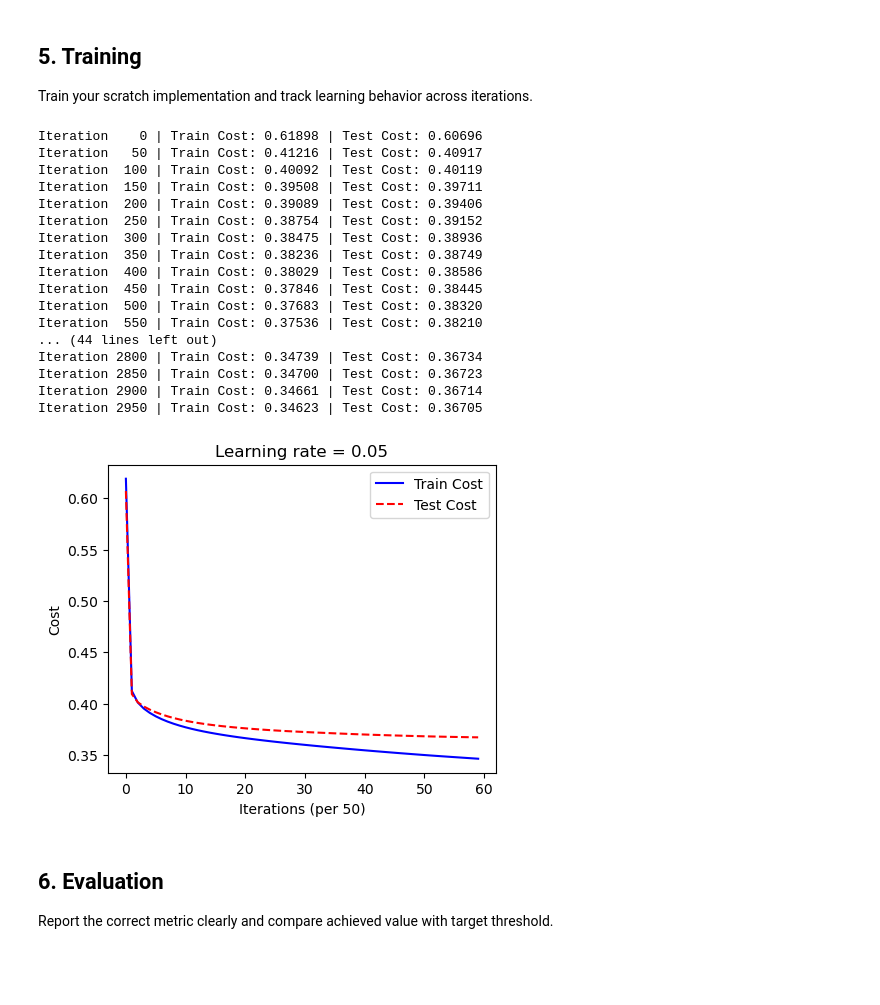
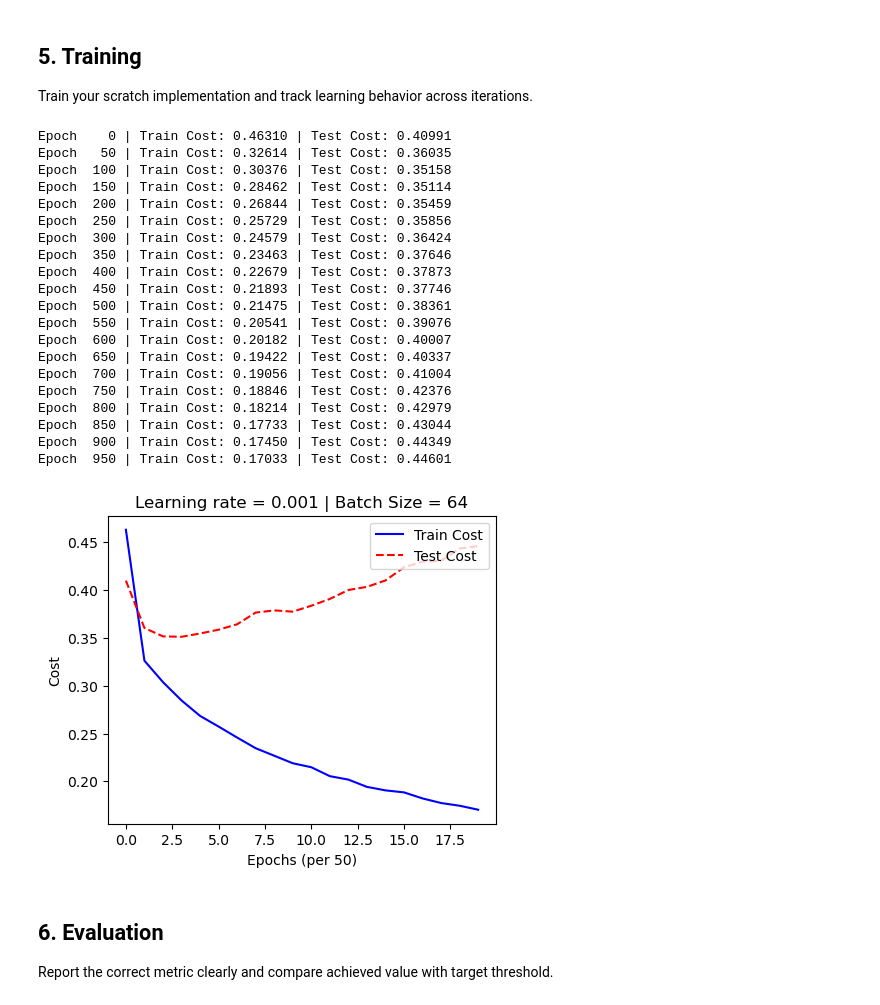
Before and after one commit to iiitl/Neural-Networks, a Jupyter notebook: scratch/training.ipynb, the cells around one changed output. Cells and saved outputs as stored; diff of their text form; code cells hidden in the pictures; blank space fills up the shorter version.

Commit message:
Trained full NumPy neural network on quality_binary #2

```diff
--- a/scratch/training.ipynb
+++ b/scratch/training.ipynb
@@ -232,7 +237,7 @@ def linear_activation_forward(A_prev, W, b, activation):
 def compute_cost(AL, Y):
 
     m = Y.shape[1]
-
+    AL = np.clip(AL, 1e-15, 1 - 1e-15)
     cost = (-1/m) * (np.dot(Y, np.log(AL).T) + np.dot((1-Y), np.log(1-AL).T))
 
     cost = np.squeeze(cost)
@@ -279,3 +284,16 @@ def update_parameters(parameters, grads, learning_rate):
         parameters["b" + str(l+1)] = parameters["b" + str(l+1)] - learning_rate * grads["db" + str(l+1)]
 
     return parameters
+# %%
+def initialize_adam(parameters):
+    L = len(parameters) // 2
+    v = {}
+    s = {}
+
+    for l in range(L):
+        v["dW" + str(l+1)] = np.zeros_like(parameters["W" + str(l+1)])
+        v["db" + str(l+1)] = np.zeros_like(parameters["b" + str(l+1)])
+        s["dW" + str(l+1)] = np.zeros_like(parameters["W" + str(l+1)])
+        s["db" + str(l+1)] = np.zeros_like(parameters["b" + str(l+1)])
+
+    return v, s
@@ -282,6 +364,6 @@ def update_parameters(parameters, grads, learning_rate):
 # %%
 n_x = 11
-n_h = 16
+n_h = 100
 n_y = 1
 layers_dims = (n_x, n_h, n_y)
 # %%
@@ -366,39 +458,45 @@ def predict(X, y, parameters):
 ## 5. Training
 Train your scratch implementation and track learning behavior across iterations.
 # %%
-X_test_T = test_x.T
+X_train_np = train_x.T.to_numpy()
+X_test_np = test_x.T.to_numpy()
+
+Y_train_2D = train_y.to_numpy().reshape(1, -1)
 Y_test_2D = test_y.to_numpy().reshape(1, -1)
-Y_train_2D = train_y.to_numpy().reshape(1, -1)
 
 parameters = model(
-    X_train=train_x.T,
+    X_train=X_train_np,
     Y_train=Y_train_2D,
-    X_test=X_test_T,
+    X_test=X_test_np,
     Y_test=Y_test_2D,
-    layers_dims=(n_x, 100, n_y),
-    num_iterations=3000,
-    print_cost=True,
-    learning_rate=0.05
+    layers_dims=(n_x, n_h, n_y),
+    learning_rate=0.001,
+    num_epochs=1000,
+    mini_batch_size=64,
+    print_cost=True
 )
 # %% [output]
-Iteration    0 | Train Cost: 0.61898 | Test Cost: 0.60696
-Iteration   50 | Train Cost: 0.41216 | Test Cost: 0.40917
-Iteration  100 | Train Cost: 0.40092 | Test Cost: 0.40119
-Iteration  150 | Train Cost: 0.39508 | Test Cost: 0.39711
-Iteration  200 | Train Cost: 0.39089 | Test Cost: 0.39406
-Iteration  250 | Train Cost: 0.38754 | Test Cost: 0.39152
-Iteration  300 | Train Cost: 0.38475 | Test Cost: 0.38936
-Iteration  350 | Train Cost: 0.38236 | Test Cost: 0.38749
-Iteration  400 | Train Cost: 0.38029 | Test Cost: 0.38586
-Iteration  450 | Train Cost: 0.37846 | Test Cost: 0.38445
-Iteration  500 | Train Cost: 0.37683 | Test Cost: 0.38320
-Iteration  550 | Train Cost: 0.37536 | Test Cost: 0.38210
-... (44 lines left out)
-Iteration 2800 | Train Cost: 0.34739 | Test Cost: 0.36734
-Iteration 2850 | Train Cost: 0.34700 | Test Cost: 0.36723
-Iteration 2900 | Train Cost: 0.34661 | Test Cost: 0.36714
-Iteration 2950 | Train Cost: 0.34623 | Test Cost: 0.36705
+Epoch    0 | Train Cost: 0.46310 | Test Cost: 0.40991
+Epoch   50 | Train Cost: 0.32614 | Test Cost: 0.36035
+Epoch  100 | Train Cost: 0.30376 | Test Cost: 0.35158
+Epoch  150 | Train Cost: 0.28462 | Test Cost: 0.35114
+Epoch  200 | Train Cost: 0.26844 | Test Cost: 0.35459
+Epoch  250 | Train Cost: 0.25729 | Test Cost: 0.35856
+Epoch  300 | Train Cost: 0.24579 | Test Cost: 0.36424
+Epoch  350 | Train Cost: 0.23463 | Test Cost: 0.37646
+Epoch  400 | Train Cost: 0.22679 | Test Cost: 0.37873
+Epoch  450 | Train Cost: 0.21893 | Test Cost: 0.37746
+Epoch  500 | Train Cost: 0.21475 | Test Cost: 0.38361
+Epoch  550 | Train Cost: 0.20541 | Test Cost: 0.39076
+Epoch  600 | Train Cost: 0.20182 | Test Cost: 0.40007
+Epoch  650 | Train Cost: 0.19422 | Test Cost: 0.40337
+Epoch  700 | Train Cost: 0.19056 | Test Cost: 0.41004
+Epoch  750 | Train Cost: 0.18846 | Test Cost: 0.42376
+Epoch  800 | Train Cost: 0.18214 | Test Cost: 0.42979
+Epoch  850 | Train Cost: 0.17733 | Test Cost: 0.43044
+Epoch  900 | Train Cost: 0.17450 | Test Cost: 0.44349
+Epoch  950 | Train Cost: 0.17033 | Test Cost: 0.44601
-[figure, old version]
+[figure, new version]
 # %% [markdown]
 ## 6. Evaluation
 Report the correct metric clearly and compare achieved value with target threshold.
```
Also changed, not shown: parts of 16 cells of this notebook.
